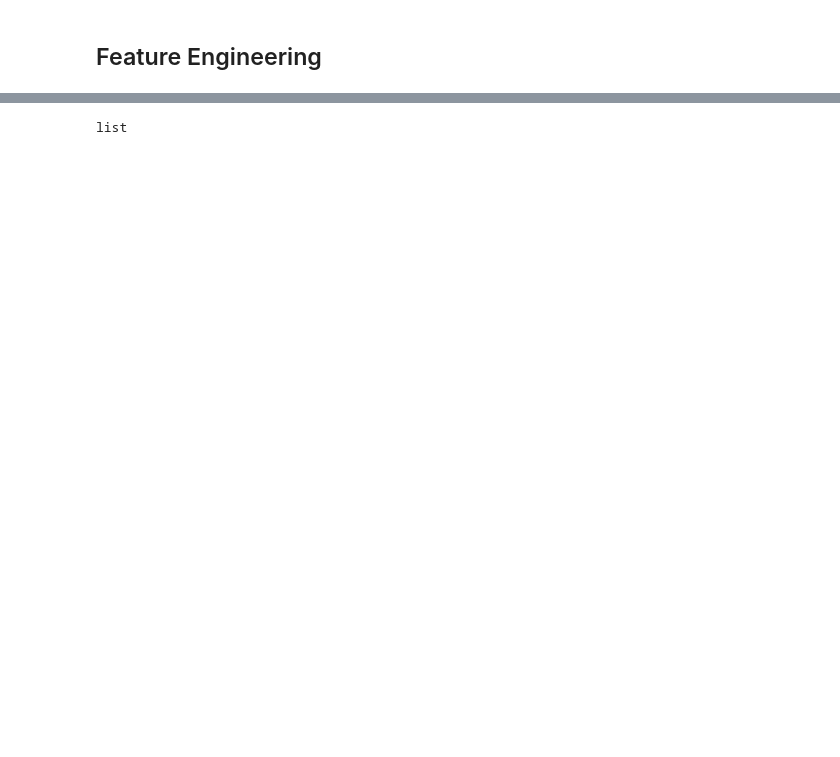
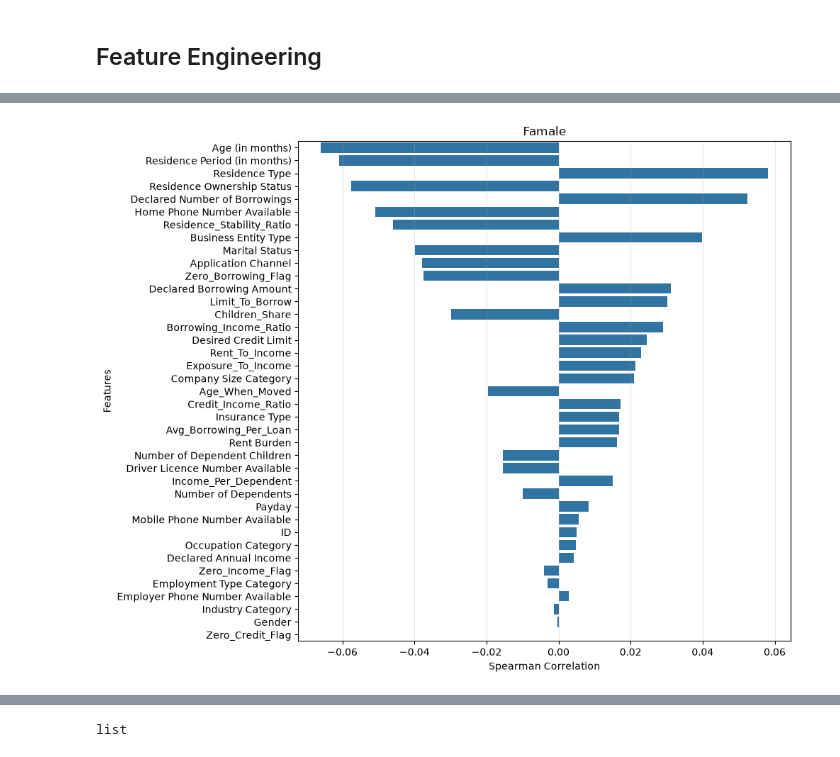
Before and after one commit to Natanonkhuanata/AI_finance_hackathon, a Jupyter notebook: Code/Modeling_from_tree.ipynb, the cells around one changed output, grey strips where cells are left out. Cells and saved outputs as stored; diff of their text form; code cells hidden in the pictures; blank space fills up the shorter version.

```diff
--- a/Code/Modeling_from_tree.ipynb
+++ b/Code/Modeling_from_tree.ipynb
@@ -182,3 +668,28 @@ feature_importance_func(lgbclassify,feature_firstset)
+# %%
+def spearman_correlation(df):
+    target = "12-Month Default Flag"
+    corr = df.select_dtypes(
+        include='number'
+    ).corr(method='spearman')
+    target_corr = (
+        corr[target]
+        .drop(target)
+        .sort_values(key=abs, ascending=False)
+    )
+
+    plt.figure(figsize=(10, 8))
+
+    sns.barplot(
+        x=target_corr.values,
+        y=target_corr.index
+    )
+
+    plt.title("Famale")
+    plt.xlabel("Spearman Correlation")
+    plt.ylabel("Features")
+    plt.grid(axis='x', alpha=0.3)
+    plt.tight_layout()
+    plt.show()
 # %%
 from scipy import stats
 from sklearn.preprocessing import PowerTransformer
@@ -205,0 +909,4 @@ df_train_engineer = Feature_engineering_func(df_train)
+# %%
+spearman_correlation(df_train_engineer)
+# %% [output]
+[figure, added]
```
Also changed, not shown: parts of 71 cells of this notebook.
